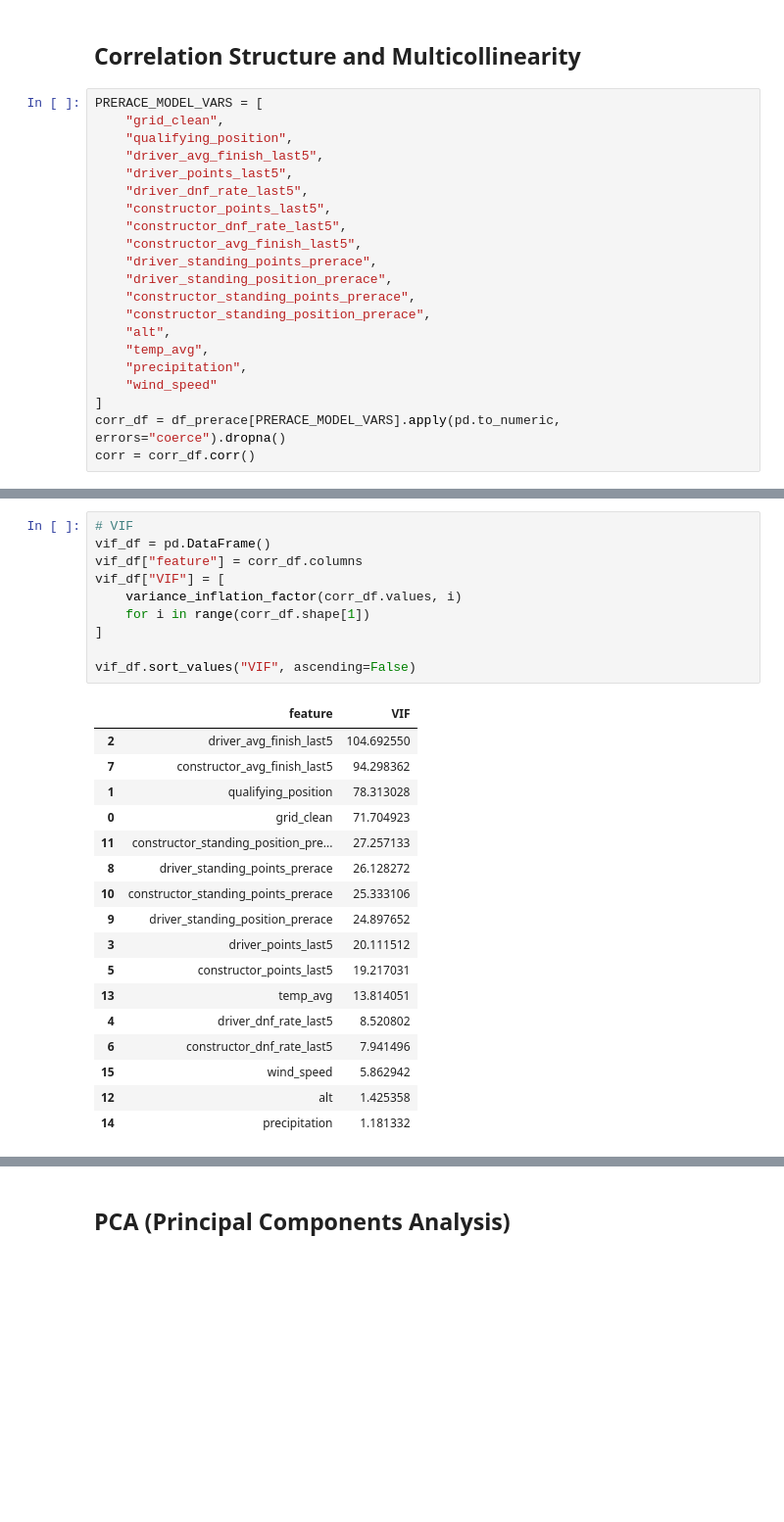
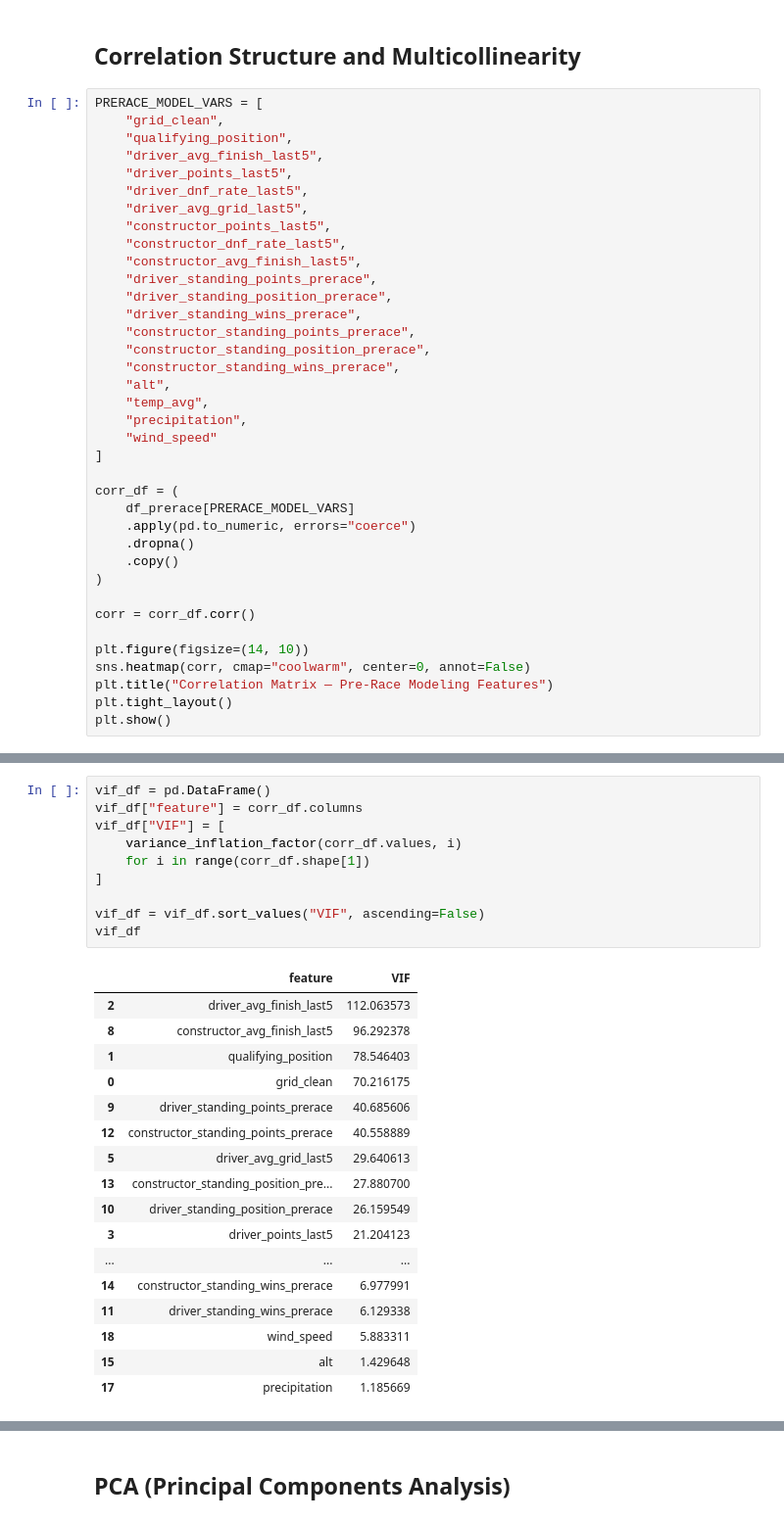
Before and after one commit to blackpaigestone/f1-worldchamp, a Jupyter notebook: 05_distribution_shape_and_dimensionality.ipynb, the cells around one changed output, grey strips where cells are left out. Shown at 98% size. Saved outputs shown, nothing was run; the diff lists cells and outputs as text; blank space fills up the shorter version.

Commit message:
additional cleanup after transformations

```diff
--- a/05_distribution_shape_and_dimensionality.ipynb
+++ b/05_distribution_shape_and_dimensionality.ipynb
@@ -525,17 +641,33 @@ PRERACE_MODEL_VARS = [
     "driver_avg_finish_last5",
     "driver_points_last5",
     "driver_dnf_rate_last5",
+    "driver_avg_grid_last5",
     "constructor_points_last5",
     "constructor_dnf_rate_last5",
     "constructor_avg_finish_last5",
     "driver_standing_points_prerace",
     "driver_standing_position_prerace",
+    "driver_standing_wins_prerace",
     "constructor_standing_points_prerace",
     "constructor_standing_position_prerace",
+    "constructor_standing_wins_prerace",
     "alt",
     "temp_avg",
     "precipitation",
     "wind_speed"
 ]
-corr_df = df_prerace[PRERACE_MODEL_VARS].apply(pd.to_numeric, errors="coerce").dropna()
+
+corr_df = (
+    df_prerace[PRERACE_MODEL_VARS]
+    .apply(pd.to_numeric, errors="coerce")
+    .dropna()
+    .copy()
+)
+
 corr = corr_df.corr()
+
+plt.figure(figsize=(14, 10))
+sns.heatmap(corr, cmap="coolwarm", center=0, annot=False)
+plt.title("Correlation Matrix — Pre-Race Modeling Features")
+plt.tight_layout()
+plt.show()
@@ -550,28 +704,28 @@ plt.show()
 # %%
-# VIF
 vif_df = pd.DataFrame()
 vif_df["feature"] = corr_df.columns
 vif_df["VIF"] = [
     variance_inflation_factor(corr_df.values, i)
     for i in range(corr_df.shape[1])
 ]
 
-vif_df.sort_values("VIF", ascending=False)
+vif_df = vif_df.sort_values("VIF", ascending=False)
+vif_df
 # %% [output]
 |  | feature | VIF |
-| 2 | driver_avg_finish_last5 | 104.692550 |
-| 7 | constructor_avg_finish_last5 | 94.298362 |
-| 1 | qualifying_position | 78.313028 |
-| 0 | grid_clean | 71.704923 |
-| 11 | constructor_standing_position_pre... | 27.257133 |
-| 8 | driver_standing_points_prerace | 26.128272 |
-| 10 | constructor_standing_points_prerace | 25.333106 |
-| 9 | driver_standing_position_prerace | 24.897652 |
-| 3 | driver_points_last5 | 20.111512 |
-| 5 | constructor_points_last5 | 19.217031 |
-| 13 | temp_avg | 13.814051 |
-| 4 | driver_dnf_rate_last5 | 8.520802 |
-| 6 | constructor_dnf_rate_last5 | 7.941496 |
-| 15 | wind_speed | 5.862942 |
-| 12 | alt | 1.425358 |
-| 14 | precipitation | 1.181332 |
+| 2 | driver_avg_finish_last5 | 112.063573 |
+| 8 | constructor_avg_finish_last5 | 96.292378 |
+| 1 | qualifying_position | 78.546403 |
+| 0 | grid_clean | 70.216175 |
+| 9 | driver_standing_points_prerace | 40.685606 |
+| 12 | constructor_standing_points_prerace | 40.558889 |
+| 5 | driver_avg_grid_last5 | 29.640613 |
+| 13 | constructor_standing_position_pre... | 27.880700 |
+| 10 | driver_standing_position_prerace | 26.159549 |
+| 3 | driver_points_last5 | 21.204123 |
+| ... | ... | ... |
+| 14 | constructor_standing_wins_prerace | 6.977991 |
+| 11 | driver_standing_wins_prerace | 6.129338 |
+| 18 | wind_speed | 5.883311 |
+| 15 | alt | 1.429648 |
+| 17 | precipitation | 1.185669 |
```
Also changed, not shown: parts of 23 cells of this notebook.
